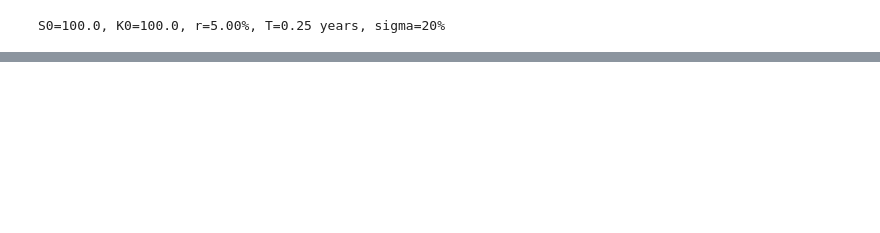
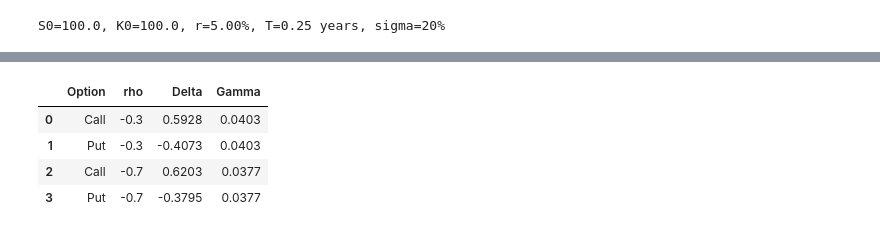
Before and after one commit to gurureryne17/HACS409-R234881Y-GURURE-RYNE-Assignment, a Jupyter notebook: R234881Y.ipynb, the cells around one changed output, grey strips where cells are left out. Cells and saved outputs as stored; diff of their text form; code cells hidden in the pictures; blank space fills up the shorter version.

```diff
--- a/R234881Y.ipynb
+++ b/R234881Y.ipynb
@@ -102,0 +3192,64 @@ q5_table
+# %%
+rows = []
+
+
+
+
+
+
+
+for rho in (-0.30, -0.70):
+
+
+
+
+
+
+
+    dC, gC = heston_greeks_mc(S0, K0, r, V0_H, KAPPA_H, THETA_H, XI_H, rho, T, "call", n_paths=60000)
+
+
+
+
+
+
+
+    dP, gP = heston_greeks_mc(S0, K0, r, V0_H, KAPPA_H, THETA_H, XI_H, rho, T, "put",  n_paths=60000)
+
+
+
+
+
+
+
+    rows.append(["Call", rho, round(dC, 4), round(gC, 4)])
+
+
+
+
+
+
+
+    rows.append(["Put",  rho, round(dP, 4), round(gP, 4)])
+
+
+
+
+
+
+
+tab_q12 = pd.DataFrame(rows, columns=["Option", "rho", "Delta", "Gamma"])
+
+
+
+
+
+
+
+tab_q12
+# %% [output]
+|  | Option | rho | Delta | Gamma |
+| 0 | Call | -0.3 | 0.5928 | 0.0403 |
+| 1 | Put | -0.3 | -0.4073 | 0.0403 |
+| 2 | Call | -0.7 | 0.6203 | 0.0377 |
+| 3 | Put | -0.7 | -0.3795 | 0.0377 |
```
Also changed, not shown: parts of 58 cells of this notebook, 3 other files.
